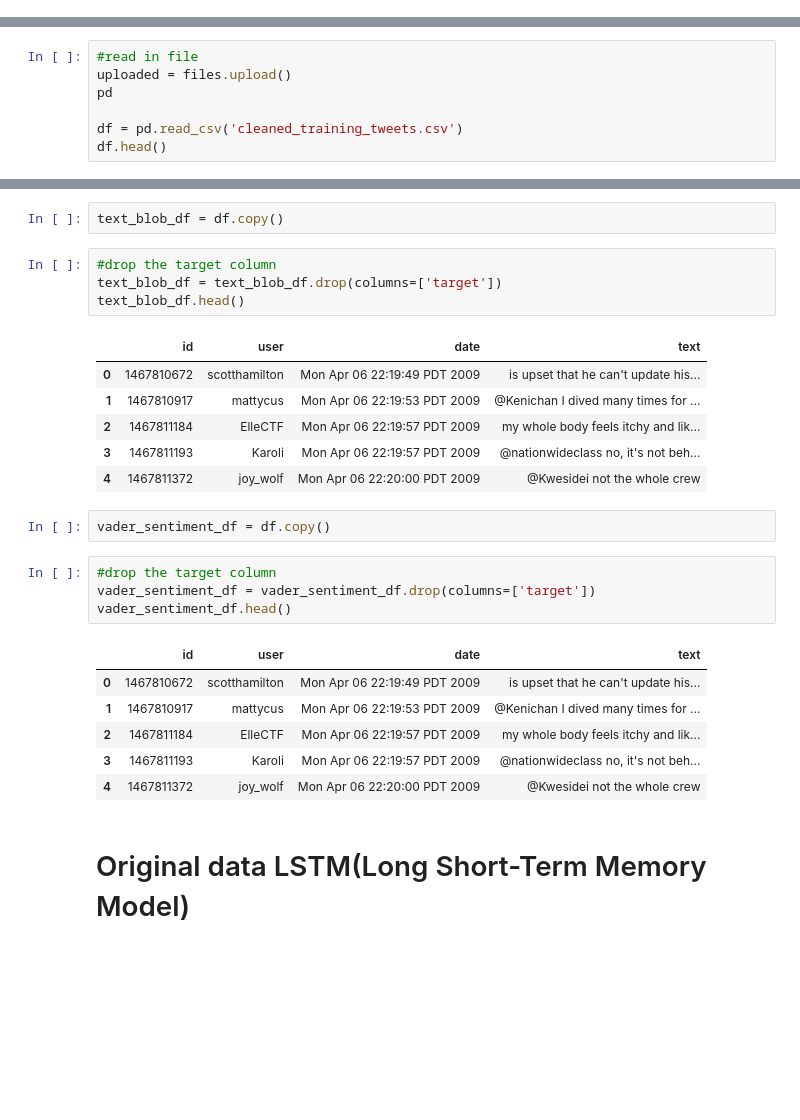
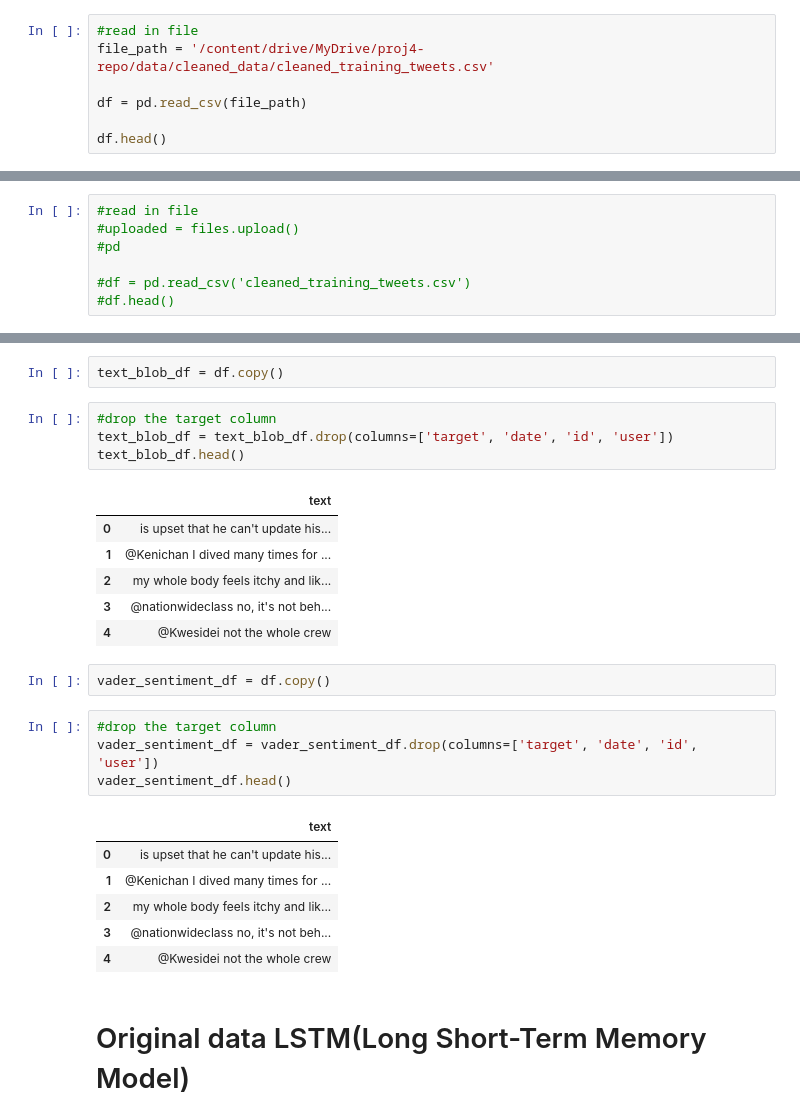
Before and after one commit to StuartMBrown/proj4-repo, a Jupyter notebook: code/sentiment_anaylsis_colab.ipynb, the cells around one changed output, grey strips where cells are left out. Drawn from its saved outputs; the diff is of its cells as text; blank space fills up the shorter version.

```diff
--- a/code/sentiment_anaylsis_colab.ipynb
+++ b/code/sentiment_anaylsis_colab.ipynb
@@ -32,0 +38,7 @@ from keras.utils import to_categorical
+# %%
+#read in file
+file_path = '/content/drive/MyDrive/proj4-repo/data/cleaned_data/cleaned_training_tweets.csv'
+
+df = pd.read_csv(file_path)
+
+df.head()
@@ -33,10 +52,10 @@ from keras.utils import to_categorical
 # %%
 #read in file
-uploaded = files.upload()
-pd
+#uploaded = files.upload()
+#pd
 
-df = pd.read_csv('cleaned_training_tweets.csv')
-df.head()
+#df = pd.read_csv('cleaned_training_tweets.csv')
+#df.head()
 # %% [output]
 [interactive output not drawn]
 Saving cleaned_training_tweets.csv to cleaned_training_tweets.csv
@@ -64,28 +83,28 @@ original_df.head()
 text_blob_df = df.copy()
 # %%
 #drop the target column
-text_blob_df = text_blob_df.drop(columns=['target'])
+text_blob_df = text_blob_df.drop(columns=['target', 'date', 'id', 'user'])
 text_blob_df.head()
 # %% [output]
-|  | id | user | date | text |
-| 0 | 1467810672 | scotthamilton | Mon Apr 06 22:19:49 PDT 2009 | is upset that he can't update his... |
-| 1 | 1467810917 | mattycus | Mon Apr 06 22:19:53 PDT 2009 | @Kenichan I dived many times for ... |
-| 2 | 1467811184 | ElleCTF | Mon Apr 06 22:19:57 PDT 2009 | my whole body feels itchy and lik... |
-| 3 | 1467811193 | Karoli | Mon Apr 06 22:19:57 PDT 2009 | @nationwideclass no, it's not beh... |
-| 4 | 1467811372 | joy_wolf | Mon Apr 06 22:20:00 PDT 2009 | @Kwesidei not the whole crew |
+|  | text |
+| 0 | is upset that he can't update his... |
+| 1 | @Kenichan I dived many times for ... |
+| 2 | my whole body feels itchy and lik... |
+| 3 | @nationwideclass no, it's not beh... |
+| 4 | @Kwesidei not the whole crew |
 # %%
 vader_sentiment_df = df.copy()
 # %%
 #drop the target column
-vader_sentiment_df = vader_sentiment_df.drop(columns=['target'])
+vader_sentiment_df = vader_sentiment_df.drop(columns=['target', 'date', 'id', 'user'])
 vader_sentiment_df.head()
 # %% [output]
-|  | id | user | date | text |
-| 0 | 1467810672 | scotthamilton | Mon Apr 06 22:19:49 PDT 2009 | is upset that he can't update his... |
-| 1 | 1467810917 | mattycus | Mon Apr 06 22:19:53 PDT 2009 | @Kenichan I dived many times for ... |
-| 2 | 1467811184 | ElleCTF | Mon Apr 06 22:19:57 PDT 2009 | my whole body feels itchy and lik... |
-| 3 | 1467811193 | Karoli | Mon Apr 06 22:19:57 PDT 2009 | @nationwideclass no, it's not beh... |
-| 4 | 1467811372 | joy_wolf | Mon Apr 06 22:20:00 PDT 2009 | @Kwesidei not the whole crew |
+|  | text |
+| 0 | is upset that he can't update his... |
+| 1 | @Kenichan I dived many times for ... |
+| 2 | my whole body feels itchy and lik... |
+| 3 | @nationwideclass no, it's not beh... |
+| 4 | @Kwesidei not the whole crew |
 # %% [markdown]
 # Original data LSTM(Long Short-Term Memory Model)
 # %%
```
Also changed, not shown: parts of 9 cells of this notebook, 1 other file.
